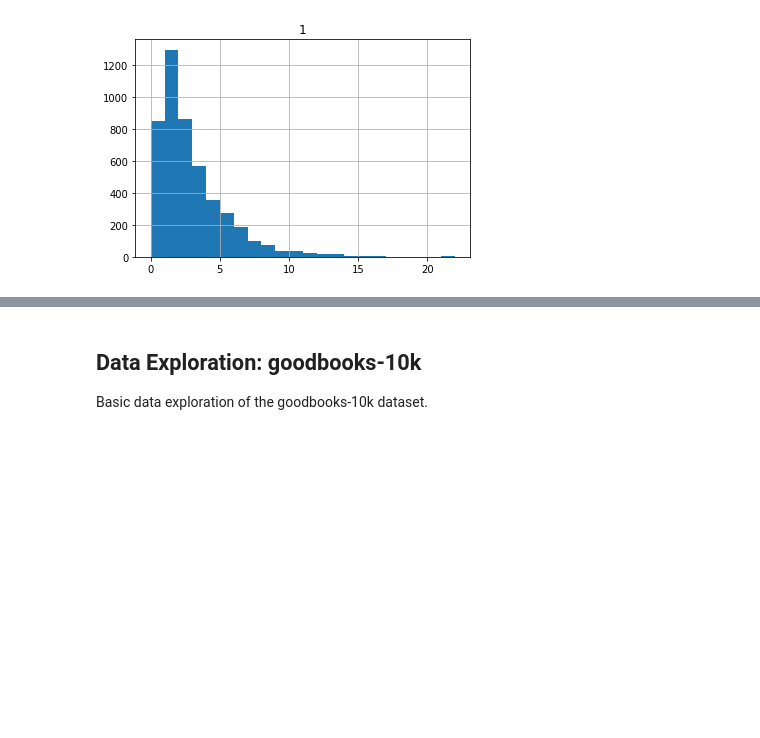
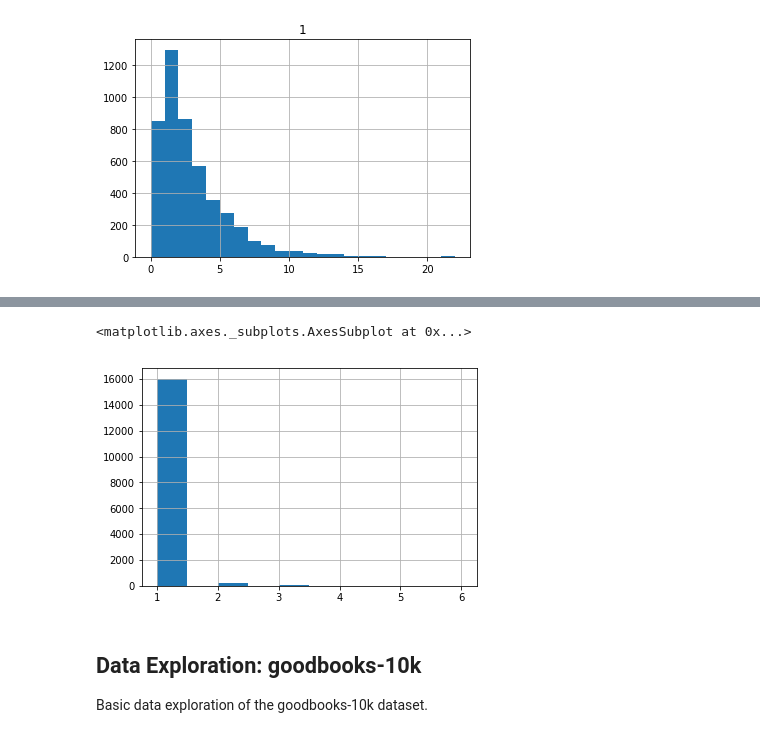
Before and after one commit to Jubke/AATM, a Jupyter notebook: Identifikation von Texten mit geteilter Autorenschaft.ipynb, the cells around one changed output, grey strips where cells are left out. Drawn from its saved outputs; the diff is of its cells as text; code cells hidden in the pictures; blank space fills up the shorter version.

```diff
--- a/Identifikation von Texten mit geteilter Autorenschaft.ipynb
+++ b/Identifikation von Texten mit geteilter Autorenschaft.ipynb
@@ -148,0 +172,3 @@ array([[<matplotlib.axes._subplots.AxesSubplot object at 0x...>]], dtype=object)
+# %%
+titles=data.groupby("title")
+print('Anzahl der doppelten Titeln:',titles.nunique().loc[titles.nunique().wiki_id > 1].shape)
@@ -149,3 +187,8 @@ array([[<matplotlib.axes._subplots.AxesSubplot object at 0x...>]], dtype=object)
+# %%
+titles.nunique().wiki_id.hist()
+# %% [output]
+<matplotlib.axes._subplots.AxesSubplot at 0x...>
+[figure, added]
 # %% [markdown]
 ## Data Exploration: goodbooks-10k
 
```
Also changed, not shown: parts of 10 cells of this notebook.
